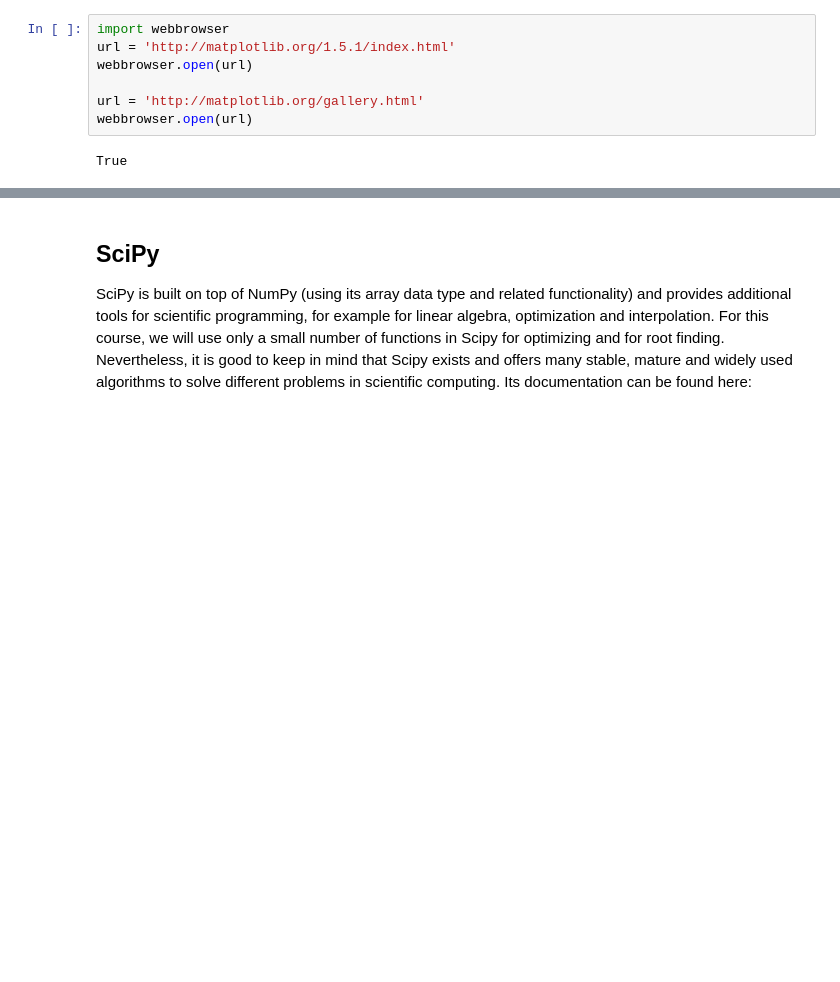
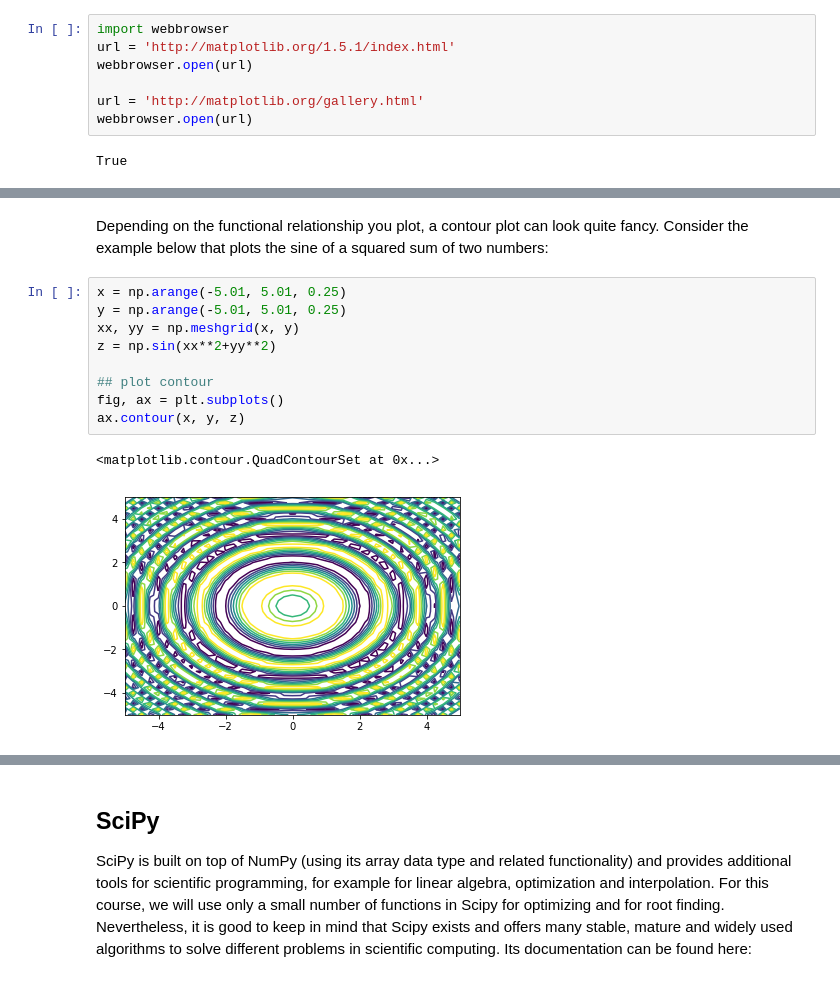
Before and after one commit to Moony2D/Python-Intro-ifo, a Jupyter notebook: PyIntro_Scipy.ipynb, the cells around one changed output, grey strips where cells are left out. Cells and saved outputs as stored; diff of their text form; blank space fills up the shorter version.

```diff
--- a/PyIntro_Scipy.ipynb
+++ b/PyIntro_Scipy.ipynb
@@ -107,0 +130,14 @@ ax.legend(loc = 'upper left')
+# %% [markdown]
+Depending on the functional relationship you plot, a contour plot can look quite fancy. Consider the example below that plots the sine of a squared sum of two numbers:
+# %%
+x = np.arange(-5.01, 5.01, 0.25)
+y = np.arange(-5.01, 5.01, 0.25)
+xx, yy = np.meshgrid(x, y)
+z = np.sin(xx**2+yy**2)
+
+## plot contour
+fig, ax = plt.subplots()
+ax.contour(x, y, z)
+# %% [output]
+<matplotlib.contour.QuadContourSet at 0x...>
+[figure, added]
```
Also changed, not shown: parts of 18 cells of this notebook.
